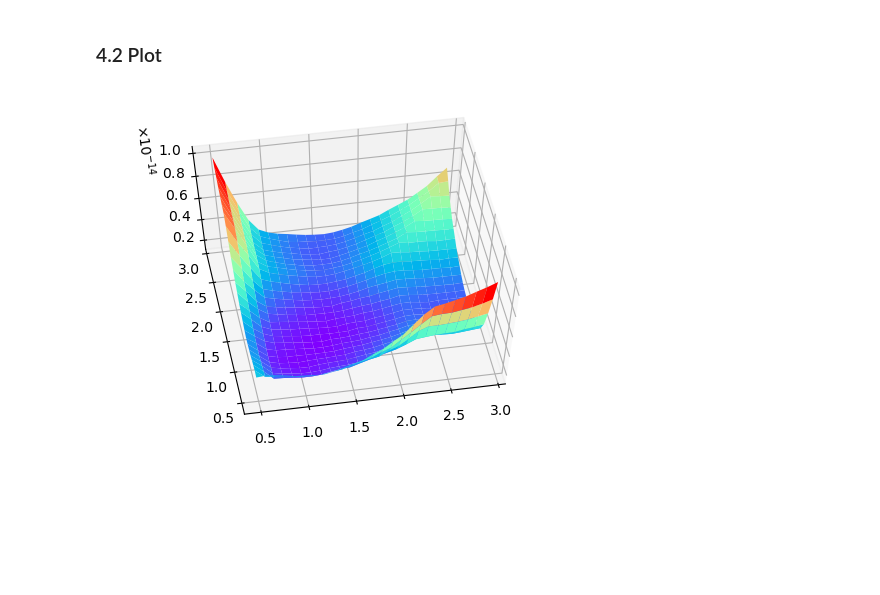
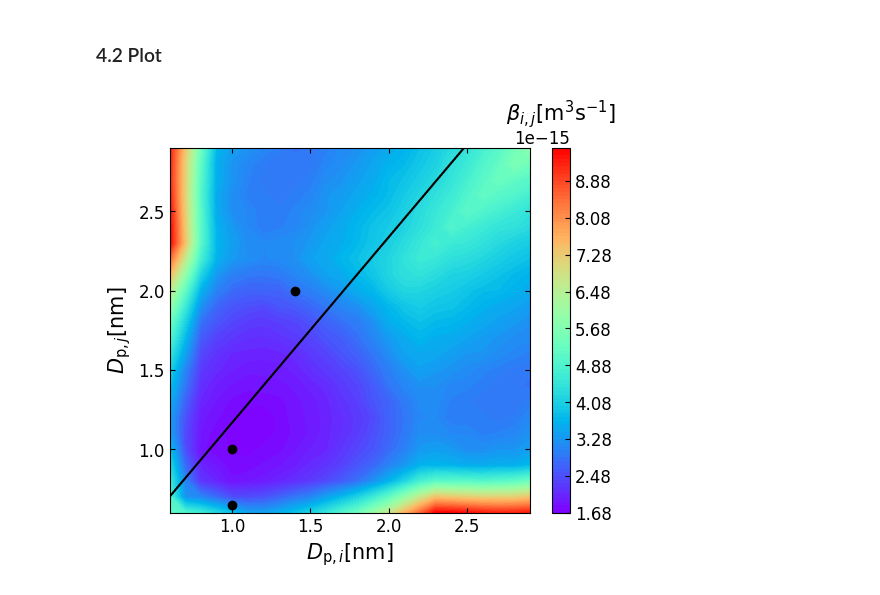
Before and after one commit to tamadate/TiO2_collision_rate_NN, a Jupyter notebook: NN_learned/check.ipynb, the cells around one changed output. Drawn from its saved outputs; the diff is of its cells as text; code cells hidden in the pictures; blank space fills up the shorter version.

```diff
--- a/NN_learned/check.ipynb
+++ b/NN_learned/check.ipynb
@@ -86,7 +86,7 @@ plt.show()
 ## 3 Check coagulation rate coefficient, $\beta _{\rm{MD}}$ and $\beta _{\rm{NN}}$
 ### 3.1 Calculation
 # %%
-T=300
+T=1000
 x=np.arange(1,10,0.01)
 MD=np.zeros(0)
 NN=np.zeros(0)
@@ -100,9 +100,12 @@ for s in ["0.6nm","1nm","2nm"]:
         nj=calculator.DtoN(i[1]*10)         # dp to N (2nd cluster)
         betaNN=calculator.calculateBetaNN(ni,nj,T)    # main calculation
         MD=np.append(MD,i[2])
-        NN=np.append(NN,betaNN)
+        NN=np.append(NN,betaNN*0.95)
         rcr=np.append(rcr,(i[0]+i[1])*0.5)
-        f.write(str(i[0]*10)+"\t"+str(i[1]*10)+"\t"+str(i[2])+"\t"+str(betaNN*1.2)+"\n")
+        L=(i[0]+i[1])*0.5
+        v0=(8*8.314*T/calculator.mij/np.pi)**0.5
+        betaTH=(L*L*np.pi*v0)/1e18
+        f.write(str(i[0]*10)+"\t"+str(i[1]*10)+"\t"+str(i[2])+"\t"+str(betaNN)+"\t"+str(betaTH)+"\n")
 f.close()
 MD2=MD*MD
 NN2=NN*NN
@@ -148,8 +151,8 @@ plt.show()
 ## 4 Check coagulation rate coefficient & enhancement factor maps over all size particles
 ### 4.1 Calculation
 # %%
-T=1200
-dps=np.arange(5,30,1)
+T=300
+dps=np.arange(6,30,1)
 Ndp=np.size(dps)
 betas=np.zeros((Ndp,Ndp))
 etas=np.zeros((Ndp,Ndp))
@@ -166,31 +169,70 @@ for i in np.arange(Ndp):
         betas[i][j]=beta
         betas[j][i]=beta
         etas[i][j]=etas[j][i]=eta
+
+np.savetxt("./NNmapping/betaNN"+str(int(T))+".DAT",betas)
+np.savetxt("./NNmapping/etaNN"+str(int(T))+".DAT",etas)
 # %% [markdown]
 ### 4.2 Plot
 # %%
 from mpl_toolkits import mplot3d
 from matplotlib import ticker
 niceMathTextForm = ticker.ScalarFormatter(useMathText=True)
 
-fig = plt.figure()
-axs = plt.axes(projection='3d')
-axs.w_zaxis.set_major_formatter(niceMathTextForm)
+betas=np.loadtxt("./NNmapping/betaNN"+str(int(T))+".DAT")
+etas=np.loadtxt("./NNmapping/etaNN"+str(int(T))+".DAT")
 
+fig, axs = plt.subplots(1,1,figsize=(6,5))
+axNormal(axs)
 X, Y = np.meshgrid(dps*0.1, dps*0.1)
-#axs.contour3D(X, Y, betas, 50, cmap='binary')
-axs.plot_surface(X, Y, betas, cmap='rainbow', edgecolor='none')
-axs.view_init(60, -100)
-plt.savefig("betaMap"+str(int(T))+".png", dpi=1000)
+cont=axs.contourf(X, Y, betas, 100, cmap='rainbow')
+cbar=fig.colorbar(cont)
+cbar.ax.set_title(r"$\beta_{i,j} {\rm [m^3 s^{-1}]}$",fontsize=15)
+axs.set_xlabel(r"$D_{{\rm p},i} {\rm [nm]}$",size="15")
+axs.set_ylabel(r"$D_{{\rm p},j} {\rm [nm]}$",size="15")
+
+Mmono=(16+16+48)*1e-3
+dpsTH=np.linspace(0.6,2.9,1000)
+nsTH=(dpsTH/10.0)**3*48.0
+msTH=nsTH/3.0*Mmono
+minsTH=np.zeros(1000)
+for i in np.arange(1000):
+    L=(dpsTH[i]+dpsTH)*0.5
+    mij=1/(1/msTH[i]+1/msTH)
+    v0=(8*8.314*T/mij/np.pi)**0.5
+    betaTH=(L*L*np.pi*v0)*1e20
+    index=np.where(np.min(betaTH)==betaTH)
+    minsTH[i]=dpsTH[index]
+plt.plot(minsTH,dpsTH,c="black")
+'''
+Mmono=(16+16+48)*1e-3
+ns=(dps/10.0)**3*48.0
+ms=ns/3.0*Mmono
+mins=np.zeros(np.size(dps))
+print(dps)
+print(betas[0])
+for i in np.arange(np.size(dps)):
+    index=np.where(np.min(betas[i])==betas[i])
+    mins[i]=dps[index]
+plt.scatter(mins*0.1,dps*0.1)
+'''
+
+minsMD=[1.0,1.0,1.4]
+dpsMD=[0.65,1.0,2.0]
+plt.scatter(minsMD,dpsMD,c="black")
+
+plt.savefig("./NNmapping/betaMap"+str(int(T))+".png", dpi=1000)
 plt.show()
 
+fig, axs = plt.subplots(1,1,figsize=(6,5))
+axNormal(axs)
 X, Y = np.meshgrid(dps*0.1, dps*0.1)
-fig = plt.figure()
-axs = plt.axes(projection='3d')
-axs.w_zaxis.set_major_formatter(niceMathTextForm)
-axs.plot_surface(X, Y, etas, cmap='rainbow', edgecolor='none')
-axs.view_init(60, -100)
-plt.savefig("enhanceMap"+str(int(T))+".png", dpi=1000)
+cont=axs.contourf(X, Y, etas, 100, cmap='rainbow')
+cbar=fig.colorbar(cont)
+cbar.ax.set_title(r"$\eta_{i,j} {\rm [-]}$",fontsize=15)
+axs.set_xlabel(r"$D_{{\rm p},i} {\rm [nm]}$",size="15")
+axs.set_ylabel(r"$D_{{\rm p},j} {\rm [nm]}$",size="15")
+plt.savefig("./NNmapping/enhanceMap"+str(int(T))+".png", dpi=1000)
 plt.show()
 # %% [output]
-[figure, old version]
+[figure, new version]
```
Also changed, not shown: parts of 5 cells of this notebook, 12 other files.
